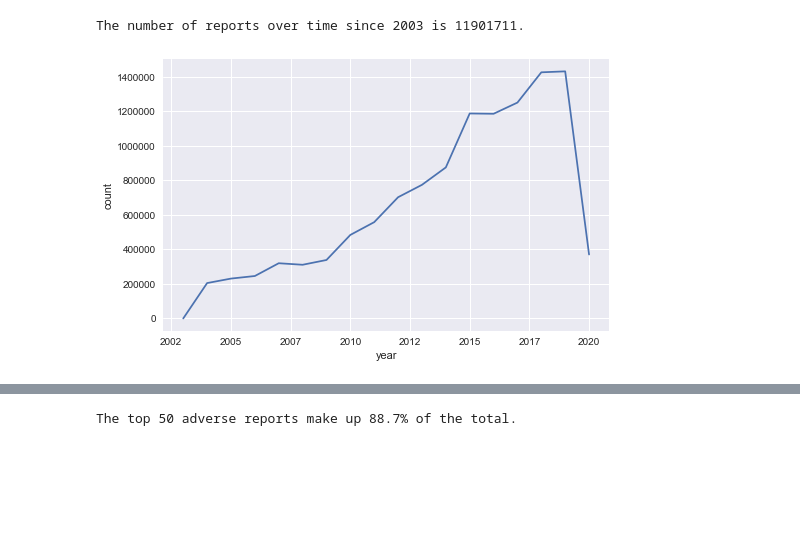
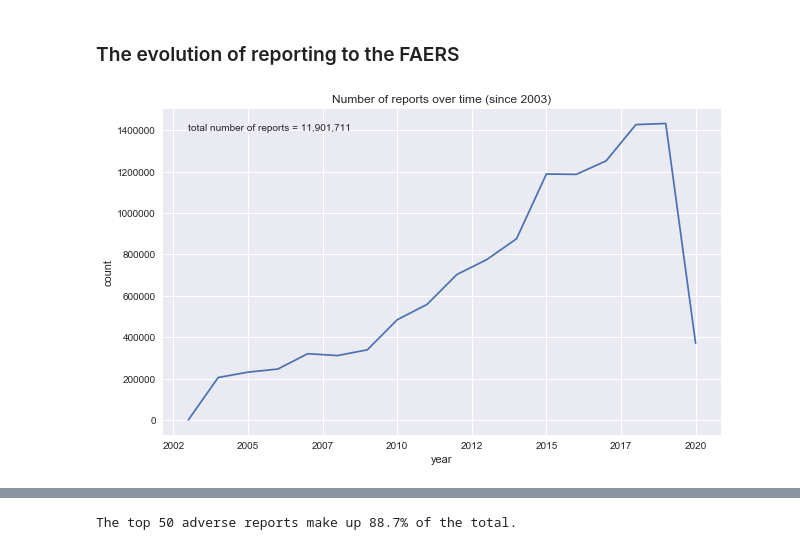
Before and after one commit to ambevan/OpenFDA_Case_Study, a Jupyter notebook: Exploring_OpenFDA_Adverse_Reactions.ipynb, the cells around one changed output, grey strips where cells are left out. Drawn from its saved outputs; the diff is of its cells as text; code cells hidden in the pictures; blank space fills up the shorter version.

```diff
--- a/Exploring_OpenFDA_Adverse_Reactions.ipynb
+++ b/Exploring_OpenFDA_Adverse_Reactions.ipynb
@@ -5,5 +9,6 @@
 # %%
-import collect_data
+# import standard modules necessary for data processing and visualisation
+# set style for plotting
 import pandas as pd
 import seaborn as sns
 import matplotlib.pyplot as plt
@@ -13,19 +18,31 @@ import numpy as np
 import math
 import json
 plt.style.use('seaborn')
+plt.rcParams['figure.figsize'] = (10.0, 6.0)
 
+# import my modules
+import collect_data
+
+# define the base of the URL used to access the database
+# search terms will be appended to this to obtain specific recordsets
 url_base = "https://api.fda.gov/drug/event.json?search=receivedate:[20030101+TO+20200528]"
+# %% [markdown]
+### The evolution of reporting to the FAERS
 # %%
+# collect record count by date
 data = collect_data.get_data_from_url(url_base, count='receivedate')
-#data = collect_data.get_data_from_url(url)
+
+# format data in datetime format and isolate year
 pd.to_datetime(data['time'], yearfirst = True)
 data['year']=pd.DatetimeIndex(data['time']).year
-ax = data.groupby('year').sum().reset_index().plot(x='year', y='count', figsize=(8, 5))
+
+# plot number of reports over time
+ax = data.groupby('year').sum().reset_index().plot(x='year', y='count')
 ax.xaxis.set_major_formatter(FormatStrFormatter('%d'))
 ax.set_ylabel('count')
 ax.get_legend().remove()
-total_reports = data['count'].sum()
-print(f"The number of reports over time since {data['year'].min()} is {total_reports}.")
+ax.set_title(f"Number of reports over time (since {data['year'].min()})")
+total_str = f"total number of reports = {data['count'].sum():,}"
+ax.text(2003, 1400000, total_str);
 # %% [output]
-The number of reports over time since 2003 is 11901711.
-[figure, old version]
+[figure, new version]
```
Also changed, not shown: parts of 33 cells of this notebook.
